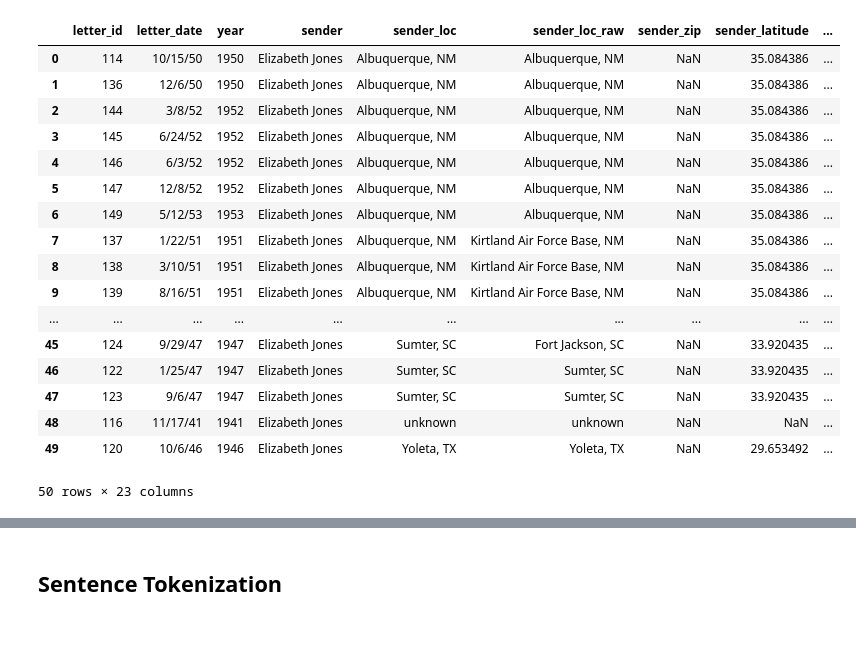
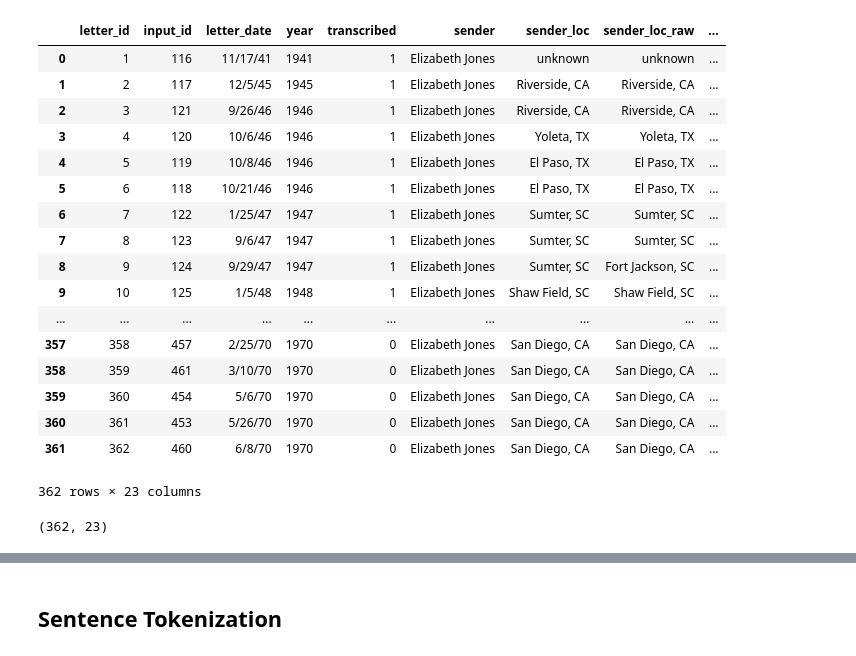
Before and after one commit to kjones5/metis_bootcamp, a Jupyter notebook: Project4_NLPGrandmaLetters/nlp_grandmaletters.ipynb, the cells around one changed output, grey strips where cells are left out. Saved outputs shown, nothing was run; the diff lists cells and outputs as text; code cells hidden in the pictures.

```diff
--- a/Project4_NLPGrandmaLetters/nlp_grandmaletters.ipynb
+++ b/Project4_NLPGrandmaLetters/nlp_grandmaletters.ipynb
@@ -2,24 +2,24 @@
 import pandas as pd
 import nltk
 # %%
-df = pd.read_csv('data/data_lettersfromgrandma.csv')
+df = pd.read_csv('data/data_lettersfromgrandma.csv', index_col=False)
 df
 # %% [output]
-|  | letter_id | letter_date | year | sender | sender_loc | sender_loc_raw | sender_zip | sender_latitude | ... |
-| 0 | 114 | 10/15/50 | 1950 | Elizabeth Jones | Albuquerque, NM | Albuquerque, NM | NaN | 35.084386 | ... |
-| 1 | 136 | 12/6/50 | 1950 | Elizabeth Jones | Albuquerque, NM | Albuquerque, NM | NaN | 35.084386 | ... |
-| 2 | 144 | 3/8/52 | 1952 | Elizabeth Jones | Albuquerque, NM | Albuquerque, NM | NaN | 35.084386 | ... |
-| 3 | 145 | 6/24/52 | 1952 | Elizabeth Jones | Albuquerque, NM | Albuquerque, NM | NaN | 35.084386 | ... |
-| 4 | 146 | 6/3/52 | 1952 | Elizabeth Jones | Albuquerque, NM | Albuquerque, NM | NaN | 35.084386 | ... |
-| 5 | 147 | 12/8/52 | 1952 | Elizabeth Jones | Albuquerque, NM | Albuquerque, NM | NaN | 35.084386 | ... |
-| 6 | 149 | 5/12/53 | 1953 | Elizabeth Jones | Albuquerque, NM | Albuquerque, NM | NaN | 35.084386 | ... |
-| 7 | 137 | 1/22/51 | 1951 | Elizabeth Jones | Albuquerque, NM | Kirtland Air Force Base, NM | NaN | 35.084386 | ... |
-| 8 | 138 | 3/10/51 | 1951 | Elizabeth Jones | Albuquerque, NM | Kirtland Air Force Base, NM | NaN | 35.084386 | ... |
-| 9 | 139 | 8/16/51 | 1951 | Elizabeth Jones | Albuquerque, NM | Kirtland Air Force Base, NM | NaN | 35.084386 | ... |
+|  | letter_id | input_id | letter_date | year | transcribed | sender | sender_loc | sender_loc_raw | ... |
+| 0 | 1 | 116 | 11/17/41 | 1941 | 1 | Elizabeth Jones | unknown | unknown | ... |
+| 1 | 2 | 117 | 12/5/45 | 1945 | 1 | Elizabeth Jones | Riverside, CA | Riverside, CA | ... |
+| 2 | 3 | 121 | 9/26/46 | 1946 | 1 | Elizabeth Jones | Riverside, CA | Riverside, CA | ... |
+| 3 | 4 | 120 | 10/6/46 | 1946 | 1 | Elizabeth Jones | Yoleta, TX | Yoleta, TX | ... |
+| 4 | 5 | 119 | 10/8/46 | 1946 | 1 | Elizabeth Jones | El Paso, TX | El Paso, TX | ... |
+| 5 | 6 | 118 | 10/21/46 | 1946 | 1 | Elizabeth Jones | El Paso, TX | El Paso, TX | ... |
+| 6 | 7 | 122 | 1/25/47 | 1947 | 1 | Elizabeth Jones | Sumter, SC | Sumter, SC | ... |
+| 7 | 8 | 123 | 9/6/47 | 1947 | 1 | Elizabeth Jones | Sumter, SC | Sumter, SC | ... |
+| 8 | 9 | 124 | 9/29/47 | 1947 | 1 | Elizabeth Jones | Sumter, SC | Fort Jackson, SC | ... |
+| 9 | 10 | 125 | 1/5/48 | 1948 | 1 | Elizabeth Jones | Shaw Field, SC | Shaw Field, SC | ... |
 | ... | ... | ... | ... | ... | ... | ... | ... | ... | ... |
-| 45 | 124 | 9/29/47 | 1947 | Elizabeth Jones | Sumter, SC | Fort Jackson, SC | NaN | 33.920435 | ... |
-| 46 | 122 | 1/25/47 | 1947 | Elizabeth Jones | Sumter, SC | Sumter, SC | NaN | 33.920435 | ... |
-| 47 | 123 | 9/6/47 | 1947 | Elizabeth Jones | Sumter, SC | Sumter, SC | NaN | 33.920435 | ... |
-| 48 | 116 | 11/17/41 | 1941 | Elizabeth Jones | unknown | unknown | NaN | NaN | ... |
-| 49 | 120 | 10/6/46 | 1946 | Elizabeth Jones | Yoleta, TX | Yoleta, TX | NaN | 29.653492 | ... |
+| 357 | 358 | 457 | 2/25/70 | 1970 | 0 | Elizabeth Jones | San Diego, CA | San Diego, CA | ... |
+| 358 | 359 | 461 | 3/10/70 | 1970 | 0 | Elizabeth Jones | San Diego, CA | San Diego, CA | ... |
+| 359 | 360 | 454 | 5/6/70 | 1970 | 0 | Elizabeth Jones | San Diego, CA | San Diego, CA | ... |
+| 360 | 361 | 453 | 5/26/70 | 1970 | 0 | Elizabeth Jones | San Diego, CA | San Diego, CA | ... |
+| 361 | 362 | 460 | 6/8/70 | 1970 | 0 | Elizabeth Jones | San Diego, CA | San Diego, CA | ... |
-50 rows × 23 columns
+362 rows × 23 columns
@@ -25,0 +32,4 @@ df
+# %%
+df_all.shape # should have ~360 rows
+# %% [output]
+(362, 23)
```
Also changed, not shown: parts of 69 cells of this notebook, 8 other files.
